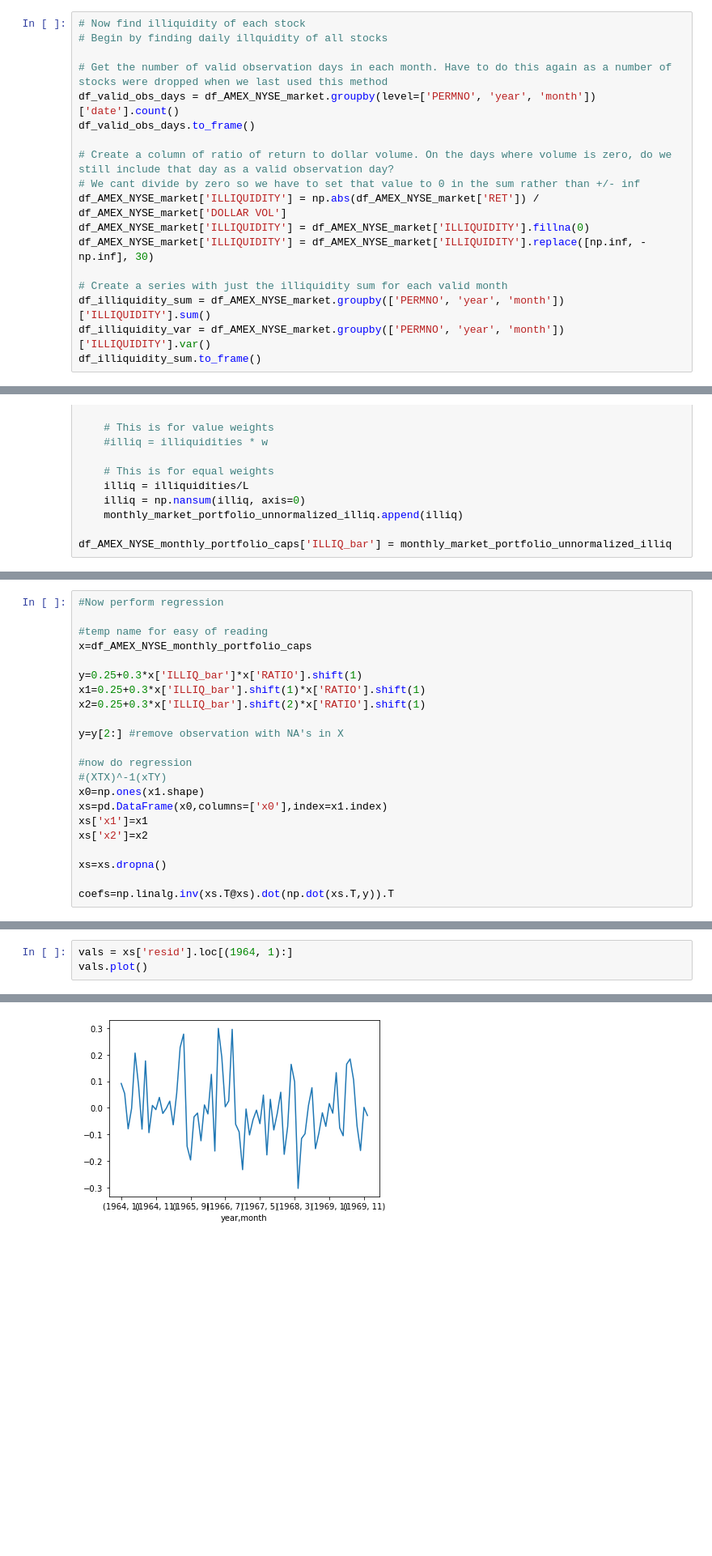
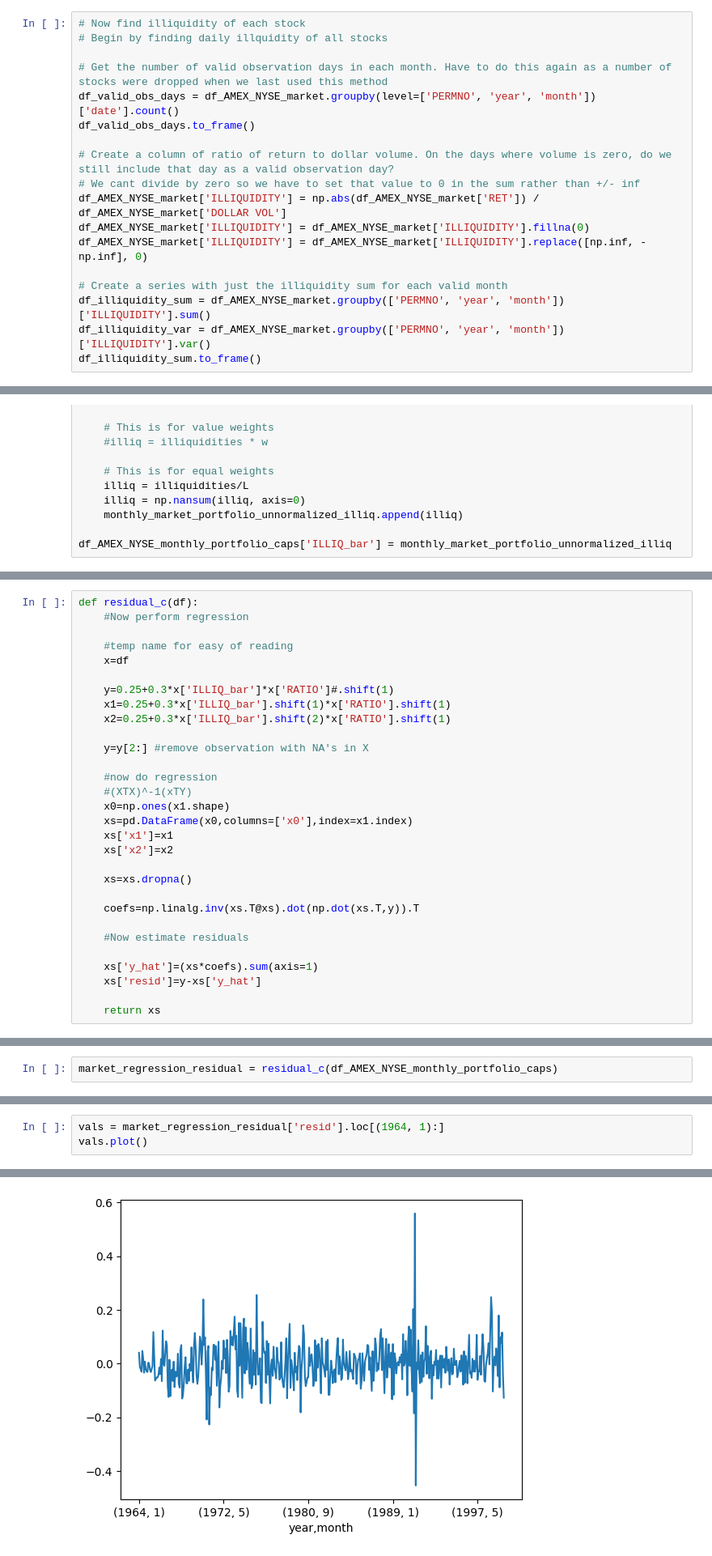
Before and after one commit to JMCG22/pm_cw, a Jupyter notebook: Data_combined.ipynb, the cells around one changed output, grey strips where cells are left out. Shown at 81% size. Drawn from its saved outputs; the diff is of its cells as text; blank space fills up the shorter version.

```diff
--- a/Data_combined.ipynb
+++ b/Data_combined.ipynb
@@ -156,7 +146,7 @@ df_valid_obs_days.to_frame()
 # We cant divide by zero so we have to set that value to 0 in the sum rather than +/- inf
 df_AMEX_NYSE_market['ILLIQUIDITY'] = np.abs(df_AMEX_NYSE_market['RET']) / df_AMEX_NYSE_market['DOLLAR VOL']
 df_AMEX_NYSE_market['ILLIQUIDITY'] = df_AMEX_NYSE_market['ILLIQUIDITY'].fillna(0)
-df_AMEX_NYSE_market['ILLIQUIDITY'] = df_AMEX_NYSE_market['ILLIQUIDITY'].replace([np.inf, -np.inf], 30)
+df_AMEX_NYSE_market['ILLIQUIDITY'] = df_AMEX_NYSE_market['ILLIQUIDITY'].replace([np.inf, -np.inf], 0)
 
 # Create a series with just the illiquidity sum for each valid month
 df_illiquidity_sum = df_AMEX_NYSE_market.groupby(['PERMNO', 'year', 'month'])['ILLIQUIDITY'].sum()
@@ -435,22 +410,30 @@ df_AMEX_NYSE_monthly_portfolio_caps
 # %%
-#Now perform regression
+def residual_c(df):
+    #Now perform regression
 
-#temp name for easy of reading
-x=df_AMEX_NYSE_monthly_portfolio_caps
+    #temp name for easy of reading
+    x=df
 
-y=0.25+0.3*x['ILLIQ_bar']*x['RATIO'].shift(1)
-x1=0.25+0.3*x['ILLIQ_bar'].shift(1)*x['RATIO'].shift(1)
-x2=0.25+0.3*x['ILLIQ_bar'].shift(2)*x['RATIO'].shift(1)
+    y=0.25+0.3*x['ILLIQ_bar']*x['RATIO']#.shift(1)
+    x1=0.25+0.3*x['ILLIQ_bar'].shift(1)*x['RATIO'].shift(1)
+    x2=0.25+0.3*x['ILLIQ_bar'].shift(2)*x['RATIO'].shift(1)
 
-y=y[2:] #remove observation with NA's in X
+    y=y[2:] #remove observation with NA's in X
 
-#now do regression
-#(XTX)^-1(xTY)
-x0=np.ones(x1.shape)
-xs=pd.DataFrame(x0,columns=['x0'],index=x1.index)
-xs['x1']=x1
-xs['x2']=x2
+    #now do regression
+    #(XTX)^-1(xTY)
+    x0=np.ones(x1.shape)
+    xs=pd.DataFrame(x0,columns=['x0'],index=x1.index)
+    xs['x1']=x1
+    xs['x2']=x2
 
-xs=xs.dropna()
+    xs=xs.dropna()
 
-coefs=np.linalg.inv(xs.T@xs).dot(np.dot(xs.T,y)).T
+    coefs=np.linalg.inv(xs.T@xs).dot(np.dot(xs.T,y)).T
+
+    #Now estimate residuals
+
+    xs['y_hat']=(xs*coefs).sum(axis=1)
+    xs['resid']=y-xs['y_hat']
+
+    return xs
@@ -467,0 +440,2 @@ market_c_regression=xs
+# %%
+market_regression_residual = residual_c(df_AMEX_NYSE_monthly_portfolio_caps)
@@ -468,6 +459,6 @@ market_c_regression=xs
 # %%
-vals = xs['resid'].loc[(1964, 1):]
+vals = market_regression_residual['resid'].loc[(1964, 1):]
 vals.plot()
 # %% [output]
 <AxesSubplot:xlabel='year,month'>
-[figure, old version]
+[figure, new version]
```
Also changed, not shown: parts of 68 cells of this notebook.
